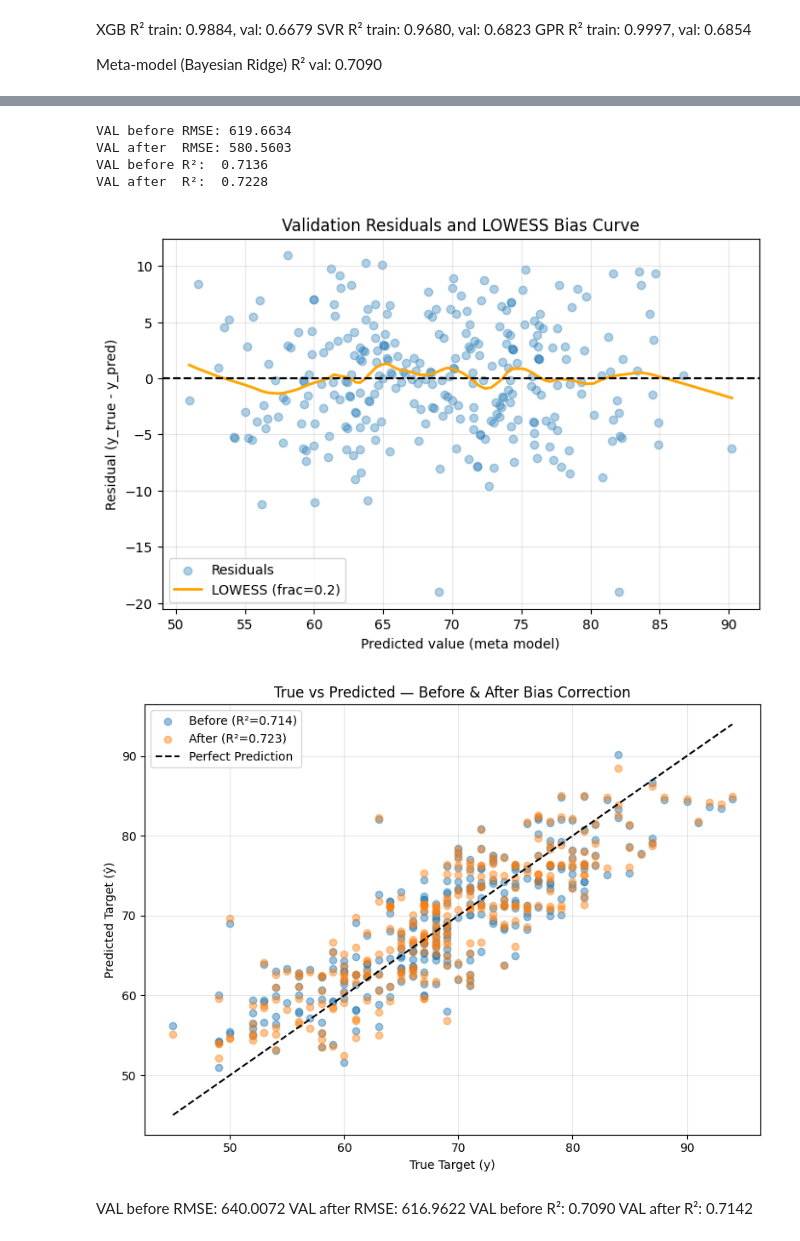
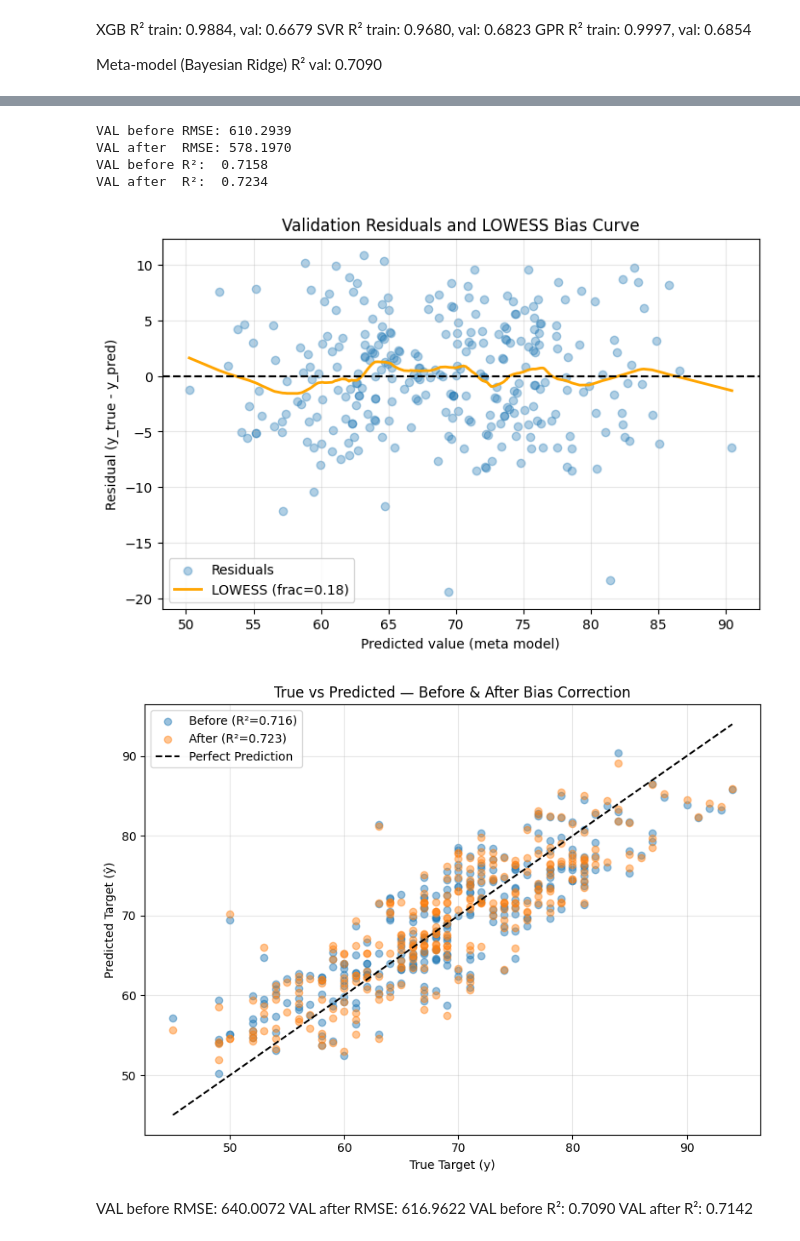
Before and after one commit to lambione/ETH-KAGGLE-COMPETITIONS-AML, a Jupyter notebook: PROJECT_1/mri_detection.ipynb, the cells around one changed output, grey strips where cells are left out. Cells and saved outputs as stored; diff of their text form; code cells hidden in the pictures.

```diff
--- a/PROJECT_1/mri_detection.ipynb
+++ b/PROJECT_1/mri_detection.ipynb
@@ -473,7 +473,7 @@ f_sorted = f_scores_series.sort_values(ascending=False)
 
 top_features_linear = f_sorted.index[:70]
 top_features_mi = mi_sorted.index[:85]
-top_features_30 = mi_sorted.index[:60]
+top_features_30 = mi_sorted.index[10:65]
 top_features_60 = mi_sorted.index[40:55]
 top_features_80 = mi_sorted.index[50:75]
 
@@ -862,7 +862,7 @@ y_pred_val = meta_pred_val
 residuals = y_val - y_pred_val
 
 lowess = sm.nonparametric.lowess
-frac = 0.2
+frac = 0.18
 lowess_fit = lowess(residuals, y_pred_val, frac=frac, return_sorted=True)
 
 xs = lowess_fit[:, 0]
@@ -878,39 +878,39 @@ r2_before   = r2_score(y_val, y_pred_val)
 r2_after    = r2_score(y_val, y_pred_val_corrected)
 
 print(f"VAL before RMSE: {rmse_before:.4f}")
 print(f"VAL after  RMSE: {rmse_after:.4f}")
 print(f"VAL before R²:  {r2_before:.4f}")
 print(f"VAL after  R²:  {r2_after:.4f}")
 
 plt.figure(figsize=(8,5))
 plt.scatter(y_pred_val, residuals, alpha=0.35, label='Residuals')
 plt.plot(xs, ys, linewidth=2, color='orange', label=f'LOWESS (frac={frac})')
 plt.axhline(0, linestyle='--', color='k')
 plt.xlabel('Predicted value (meta model)')
 plt.ylabel('Residual (y_true - y_pred)')
 plt.title('Validation Residuals and LOWESS Bias Curve')
 plt.legend()
 plt.grid(alpha=0.3)
 plt.show()
 
 plt.figure(figsize=(8,6))
 plt.scatter(y_val, y_pred_val, alpha=0.45, label=f'Before (R²={r2_before:.3f})')
 plt.scatter(y_val, y_pred_val_corrected, alpha=0.45, label=f'After (R²={r2_after:.3f})')
 plt.plot([y_val.min(), y_val.max()], [y_val.min(), y_val.max()], 'k--', label='Perfect Prediction')
 plt.xlabel('True Target (y)')
 plt.ylabel('Predicted Target (ŷ)')
 plt.title('True vs Predicted — Before & After Bias Correction')
 plt.legend()
 plt.grid(alpha=0.3)
 plt.tight_layout()
 plt.show()
 # %% [output]
-VAL before RMSE: 619.6634
-VAL after  RMSE: 580.5603
-VAL before R²:  0.7136
-VAL after  R²:  0.7228
+VAL before RMSE: 610.2939
+VAL after  RMSE: 578.1970
+VAL before R²:  0.7158
+VAL after  R²:  0.7234
-[figure, old version]
+[figure, new version]
-[figure, old version]
+[figure, new version]
 # %% [markdown]
 VAL before RMSE: 640.0072
 VAL after  RMSE: 616.9622
```
Also changed, not shown: parts of 6 cells of this notebook.
